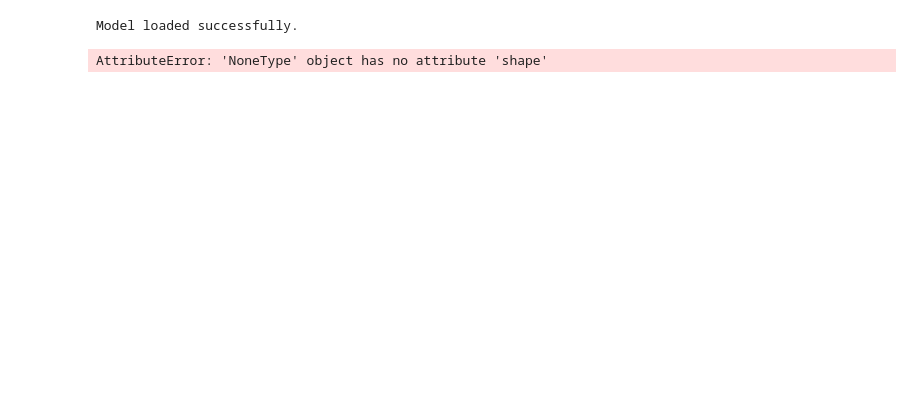
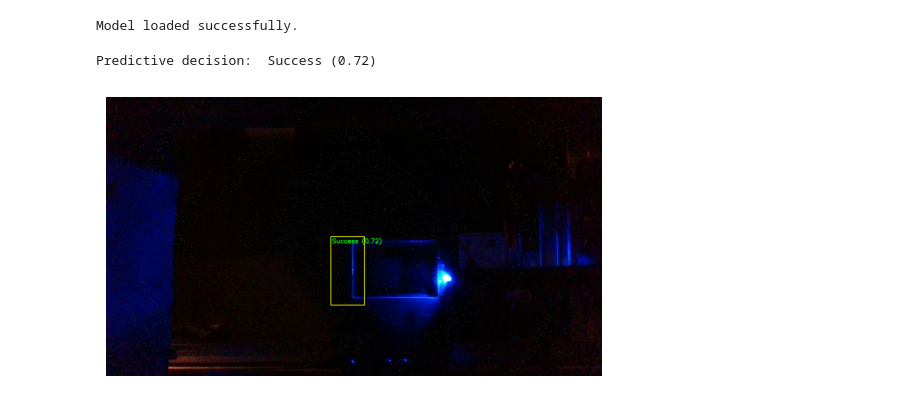
Before and after one commit to PV-Lab/ASHE, a Jupyter notebook: predictive_pipeline.ipynb, the cells around one changed output. Drawn from its saved outputs; the diff is of its cells as text; code cells hidden in the pictures; blank space fills up the shorter version.

```diff
--- a/predictive_pipeline.ipynb
+++ b/predictive_pipeline.ipynb
@@ -5,6 +6,6 @@ import torch
 # %%
 # load glass image
-glass_img_path = "./test_im/images/success_2.jpg"
+glass_img_path = "./images/test_images/success_14.jpg"
 glass_img = cv2.imread(glass_img_path)
 
 # load model
@@ -14,7 +15,25 @@ bot_model = cnn_predict.load_model(model_path, device)
 # %% [output]
 Model loaded successfully.
 # %%
-predictive_decision = cnn_predict.predict_single_static(glass_img, bot_model, device)
+predictive_decision, text_color = cnn_predict.predict_single_static(glass_img, bot_model, device)
 print("Predictive decision: ", predictive_decision)
 # %% [output]
-AttributeError: 'NoneType' object has no attribute 'shape'
+Predictive decision:  Success (0.72)
+# %%
+ROI_X = 870
+ROI_Y = 260
+ROI_WIDTH = 130
+ROI_HEIGHT = 265
+ROI_OFFSET = 280
+
+cv2.rectangle(glass_img, (ROI_X, ROI_Y + ROI_OFFSET), (ROI_X + ROI_WIDTH, ROI_Y + ROI_OFFSET + ROI_HEIGHT), (0, 255, 255), 2) # Yellow ROI box
+cv2.putText(glass_img, predictive_decision, (ROI_X + 5, ROI_Y + ROI_OFFSET + 25), # Position near top-left of ROI
+            cv2.FONT_HERSHEY_SIMPLEX, 0.8, text_color, 2)
+
+# Show the frame
+img_rgb = cv2.cvtColor(glass_img, cv2.COLOR_BGR2RGB)
+plt.imshow(img_rgb)
+plt.axis('off')
+plt.show()
+# %% [output]
+[figure, added]
```
Also changed, not shown: parts of 1 cell of this notebook, 6 other files.
